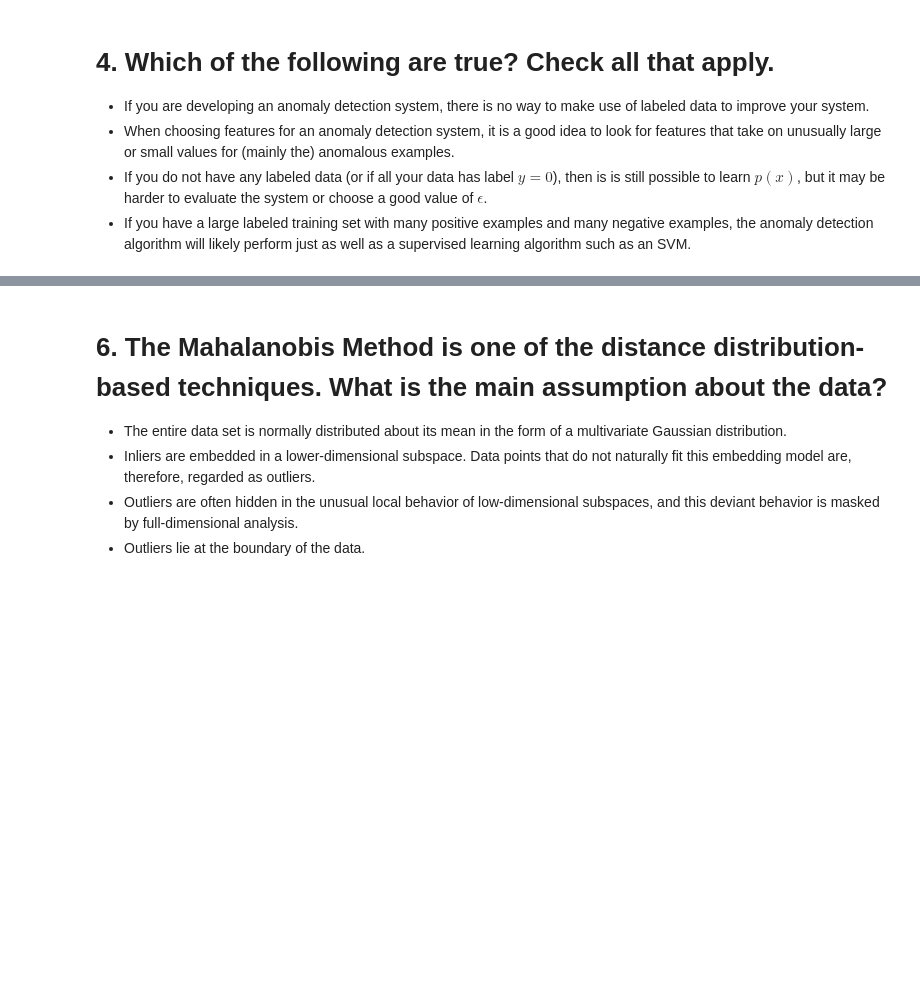
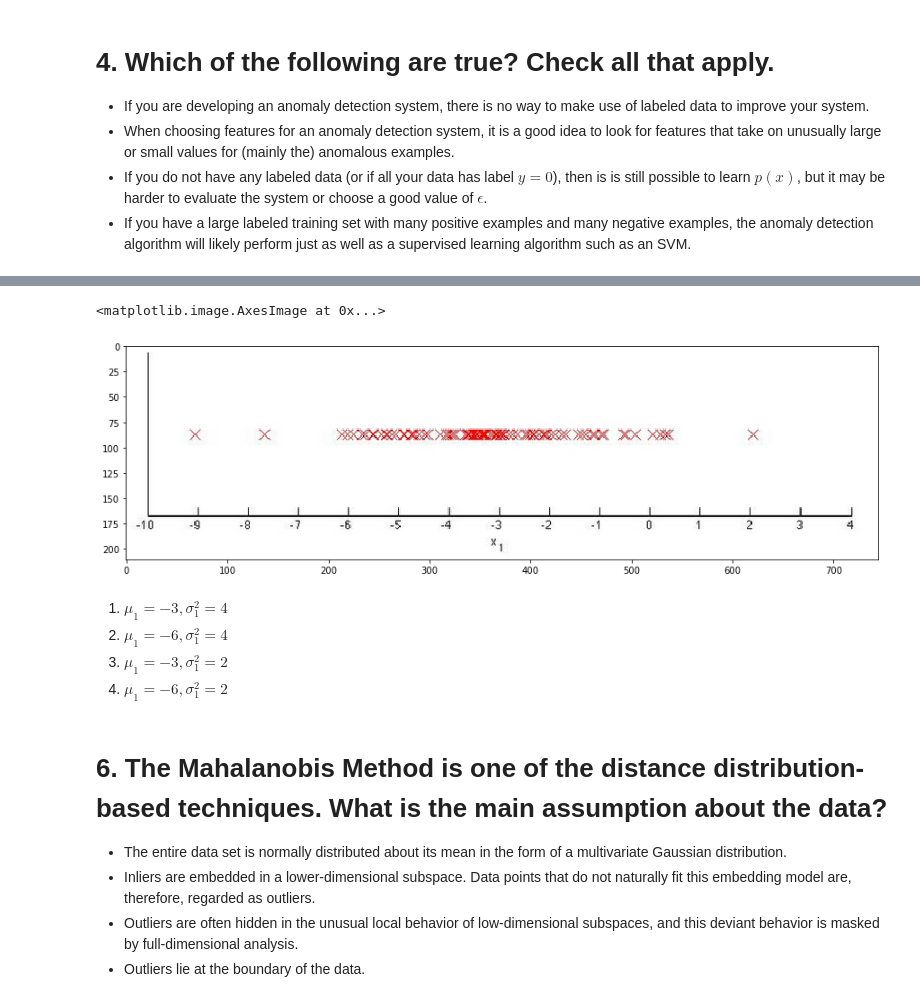
Before and after one commit to IooHooI/OUTLIER_DETECTION, a Jupyter notebook: notebooks/QUIZ.ipynb, the cells around one changed output, grey strips where cells are left out. Drawn from its saved outputs; the diff is of its cells as text; code cells hidden in the pictures; blank space fills up the shorter version.

```diff
--- a/notebooks/QUIZ.ipynb
+++ b/notebooks/QUIZ.ipynb
@@ -31,3 +25,17 @@
+# %%
+%matplotlib inline
+import matplotlib.pyplot as plt
+import matplotlib.image as mpimg
+plt.figure(figsize=(15, 15))
+plt.imshow(mpimg.imread('dataset.png'))
+# %% [output]
+<matplotlib.image.AxesImage at 0x...>
+[figure, added]
+# %% [markdown]
+1. $\mu_1 = -3, \sigma_1^2 = 4$
+2. $\mu_1 = -6, \sigma_1^2 = 4$
+3. $\mu_1 = -3, \sigma_1^2 = 2$
+4. $\mu_1 = -6, \sigma_1^2 = 2$
 # %% [markdown]
 # 6. The Mahalanobis Method is one of the distance distribution-based techniques. What is the main assumption about the data?
 - The entire data set is normally distributed about its mean in the form of a multivariate Gaussian distribution.
```
Also changed, not shown: parts of 14 cells of this notebook, 4 other files.
